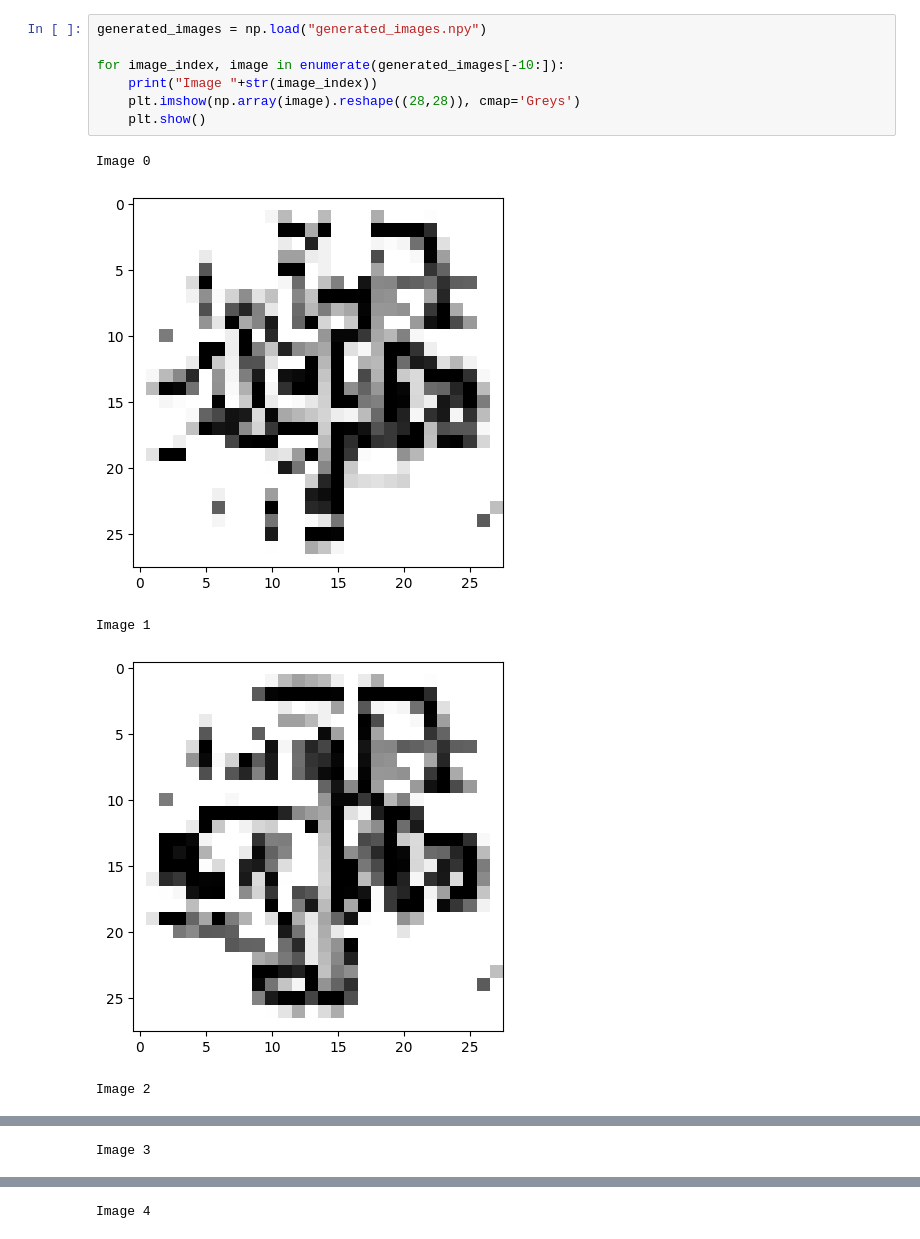
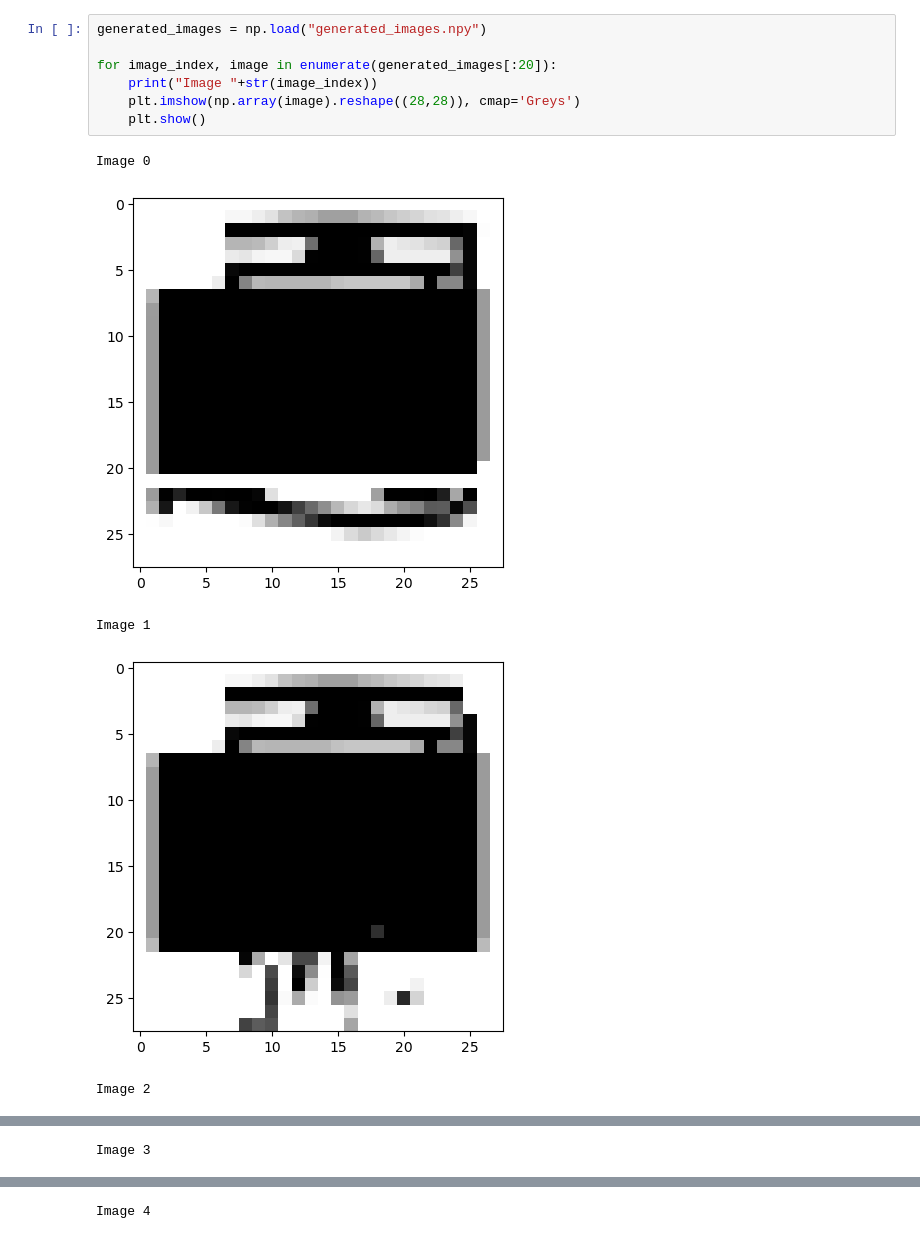
Before and after one commit to Wuxiaoxue888/ethics, a Jupyter notebook: see_generated_images.ipynb, the cells around one changed output, grey strips where cells are left out. Cells and saved outputs as stored; diff of their text form.

Commit message:
Created almost real fake images

```diff
--- a/see_generated_images.ipynb
+++ b/see_generated_images.ipynb
@@ -4,13 +5,13 @@ from matplotlib import pyplot as plt
 # %%
 generated_images = np.load("generated_images.npy")
 
-for image_index, image in enumerate(generated_images[-10:]):
+for image_index, image in enumerate(generated_images[:20]):
     print("Image "+str(image_index))
     plt.imshow(np.array(image).reshape((28,28)), cmap='Greys')
     plt.show()
 # %% [output]
 Image 0
-[figure, old version]
+[figure, new version]
 Image 1
-[figure, old version]
+[figure, new version]
 Image 2
```
Also changed, not shown: parts of 5 cells of this notebook, 15 other files.
